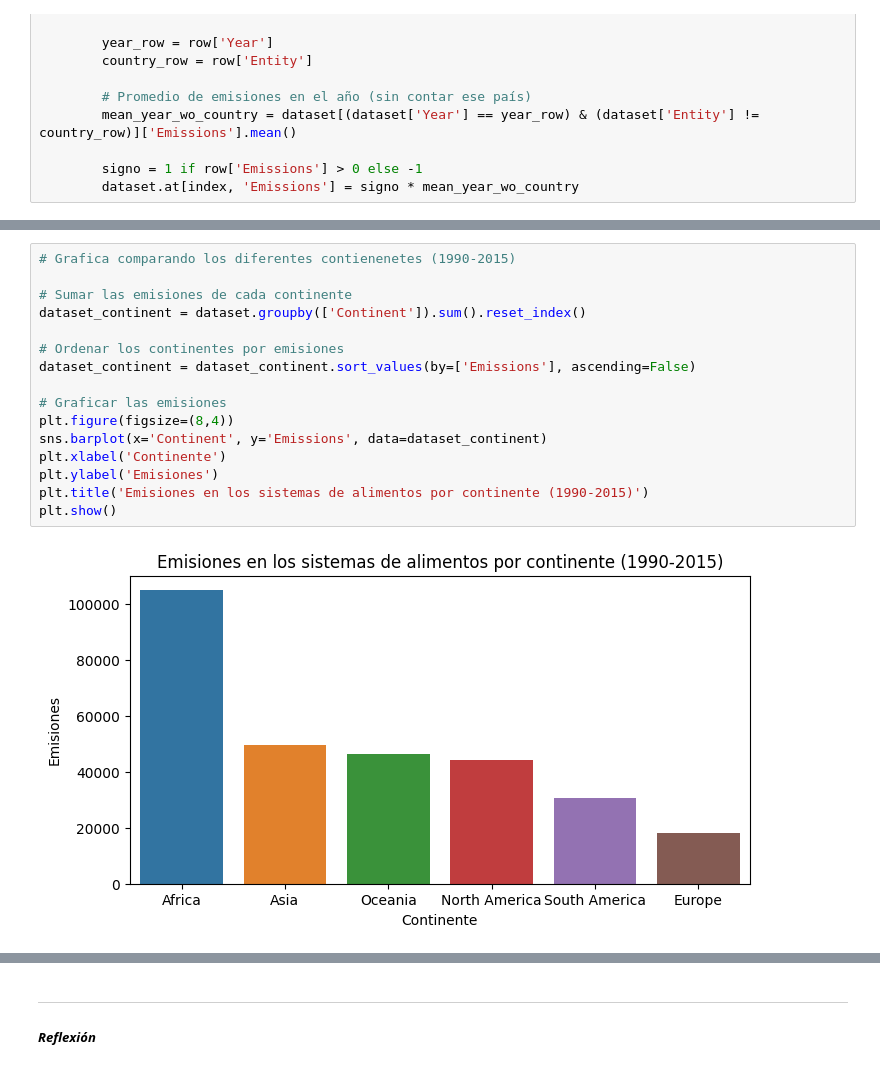
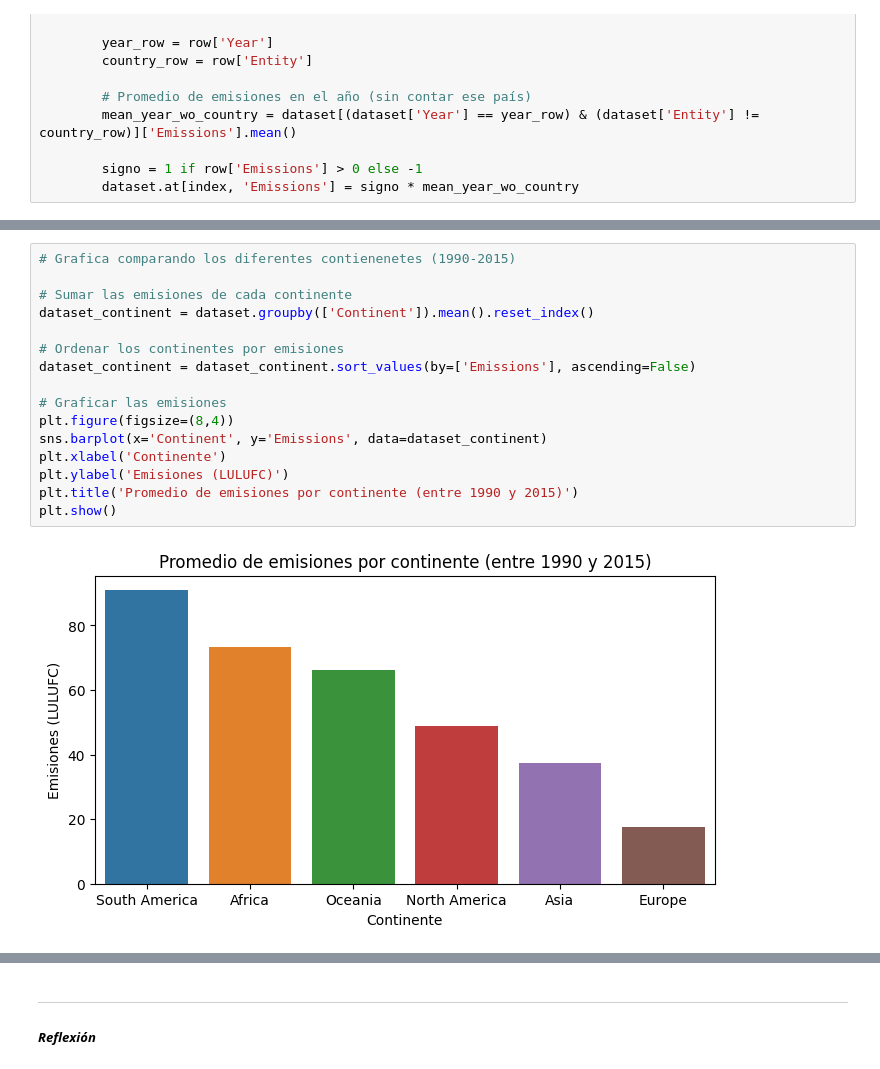
Before and after one commit to stefanoaragoni/datascience_lab9, a Jupyter notebook: lab9.ipynb, the cells around one changed output, grey strips where cells are left out. Drawn from its saved outputs; the diff is of its cells as text.

```diff
--- a/lab9.ipynb
+++ b/lab9.ipynb
@@ -208,18 +237,18 @@ plt.show()
 # %%
 # Grafica comparando los diferentes contienenetes (1990-2015)
 
 # Sumar las emisiones de cada continente
-dataset_continent = dataset.groupby(['Continent']).sum().reset_index()
+dataset_continent = dataset.groupby(['Continent']).mean().reset_index()
 
 # Ordenar los continentes por emisiones
 dataset_continent = dataset_continent.sort_values(by=['Emissions'], ascending=False)
 
 # Graficar las emisiones
 plt.figure(figsize=(8,4))
 sns.barplot(x='Continent', y='Emissions', data=dataset_continent)
 plt.xlabel('Continente')
-plt.ylabel('Emisiones')
-plt.title('Emisiones en los sistemas de alimentos por continente (1990-2015)')
+plt.ylabel('Emisiones (LULUFC)')
+plt.title('Promedio de emisiones por continente (entre 1990 y 2015)')
 plt.show()
 # %% [output]
-[figure, old version]
+[figure, new version]
```
Also changed, not shown: parts of 16 cells of this notebook.
